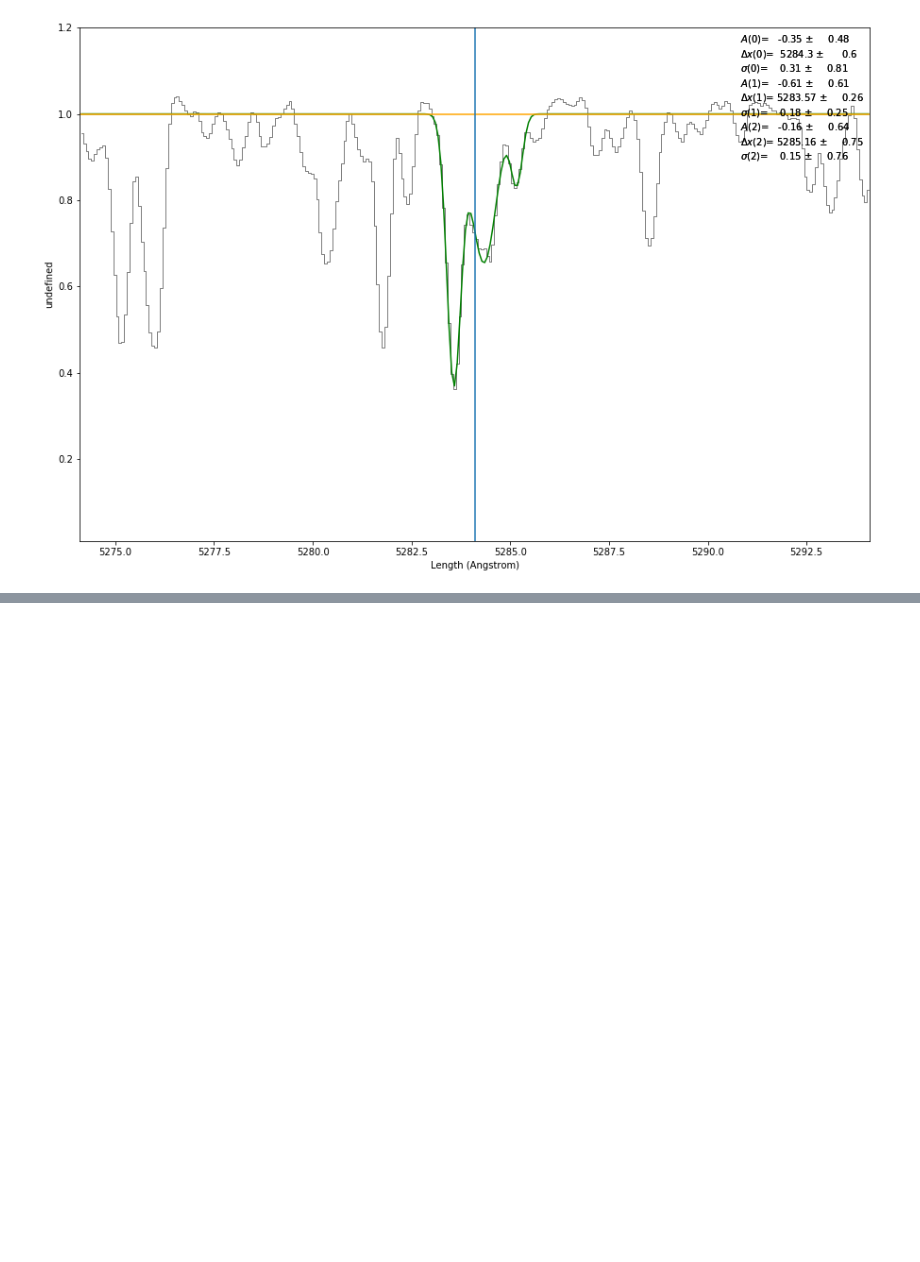
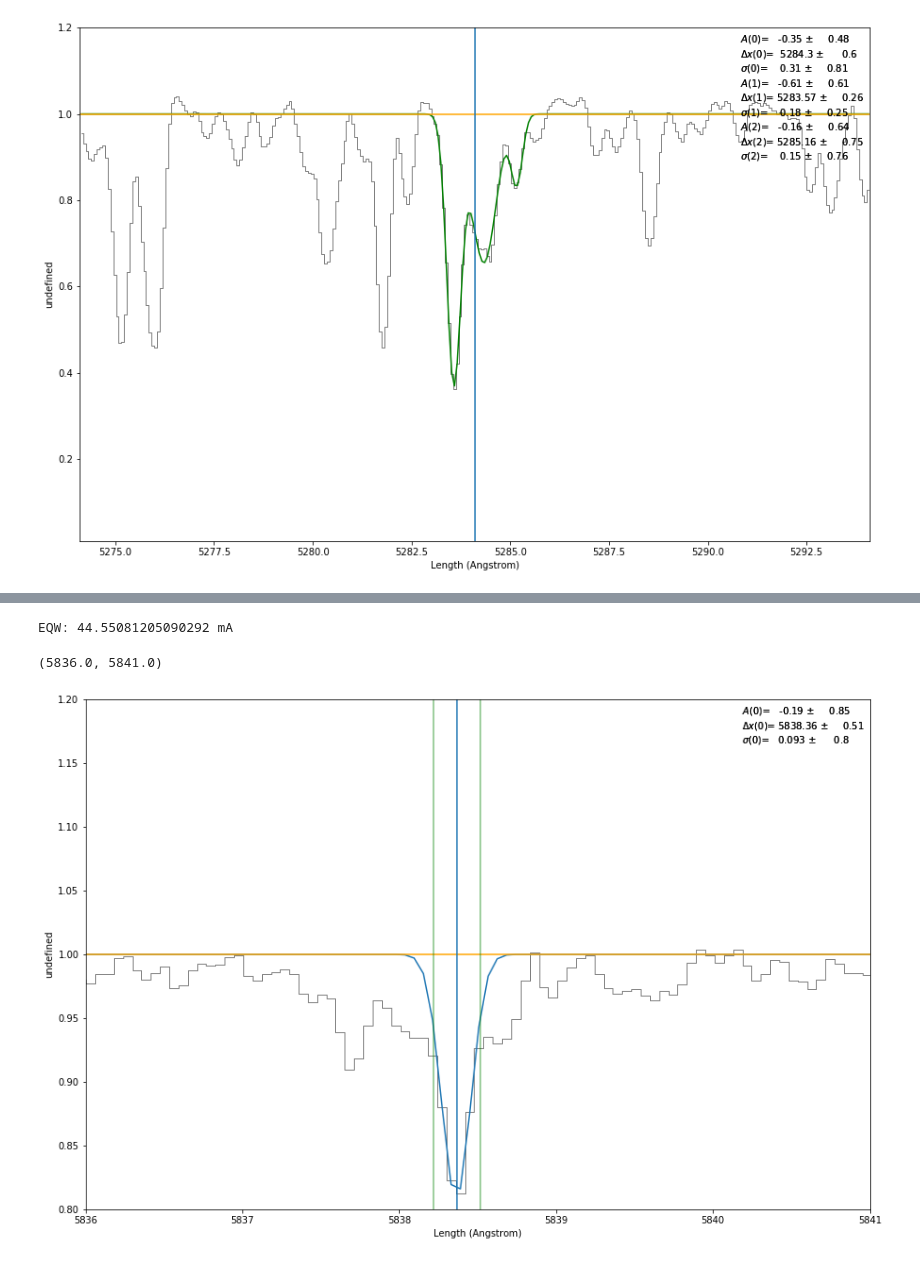
Before and after one commit to jkcarlberg/redgiant_planethosts, a Jupyter notebook: pyspeckit_test.ipynb, the cells around one changed output, grey strips where cells are left out. Drawn from its saved outputs; the diff is of its cells as text; code cells hidden in the pictures; blank space fills up the shorter version.

```diff
--- a/pyspeckit_test.ipynb
+++ b/pyspeckit_test.ipynb
@@ -168,3 +170,51 @@ WARNING: No header given.  Creating an empty one.
 EQW: [ 269.0997721   274.04088396   58.3829396 ] mA
 (0.01, 1.2)
 [figure]
+# %%
+s_hdu = fits.open("data/ew_known/tame_inputs/ngc2204_4115red_oned_06jan14_wavsoln.fits")
+#s_hdu = fits.open("data/ew_known/tame_inputs/ngc6583_10red_oned_slit05_jun14_wavsoln.fits")
+fig = plt.figure(figsize=(15,10))
+
+
+left = 0.15
+right=0.15
+
+line_cen = 5838.37
+width = 10
+lim_l = line_cen - width
+lim_r = line_cen + width
+
+
+s_data = s_hdu[1].data
+s_flux = s_data['FLUX']
+#smoothed_flux = convolve(s_flux, Box1DKernel(5))
+smoothed_flux = s_flux
+s_flux = smoothed_flux
+s_wav = s_data['WAVEL']
+
+wav_mask = (s_wav > lim_l) & (s_wav < lim_r)
+s_flux = s_flux[wav_mask]
+s_wav = s_wav[wav_mask]
+yfit, norm, pts = c_normalize(s_flux, s_wav, median_replace=False, cheby=True, low_cut = 0.99)
+
+sp = pyspeckit.Spectrum(data=norm, xarr=s_wav * u.AA)
+sp.plotter(figure = fig, xmin=lim_l, xmax=lim_r, ymin=0, ymax=1.2)
+
+#Get around pyspeckits reliance on a generated baseline and just generate basespec as a ones array (continuum is always one in normalized case)
+#sp.baseline(order=0, subtract=False, highlight_fitregion=False)
+sp.baseline.basespec = np.ones(len(s_wav))
+sp.specfit(fittype='gaussian', guesses = [-0.3, line_cen, 0.15], exclude= [0,line_cen-left, line_cen+right, line_cen+5000], show_components=True)
+model = sp.specfit.get_model_frompars(s_wav, sp.specfit.parinfo)
+plt.plot(s_wav,model + 1)
+#plt.plot(s_wav,model1 + 1)
+EQW = sp.specfit.EQW(plot=False, continuum = 1.0, continuum_as_baseline=False,xmin=0, xmax = len(norm), components=False)
+print("EQW:", np.array(EQW)*1000*u.mA)
+plt.axhline(1, color = 'orange')
+plt.axvline(line_cen)
+plt.axvline(line_cen +right, color='g',alpha=0.5)
+plt.axvline(line_cen-left, color='g',alpha=0.5)
+#plt.plot(s_wav, yfit)
+plt.ylim(0.8,1.2)
+plt.xlim(5836.0, 5841.0)
+#sp.plotter.savefig('basic_plot_example_withfit.png')
+# %% [output]
@@ -170,0 +223,3 @@ EQW: [ 269.0997721   274.04088396   58.3829396 ] mA
+EQW: 44.55081205090292 mA
+(5836.0, 5841.0)
+[figure, added]
```
Also changed, not shown: parts of 3 cells of this notebook.
